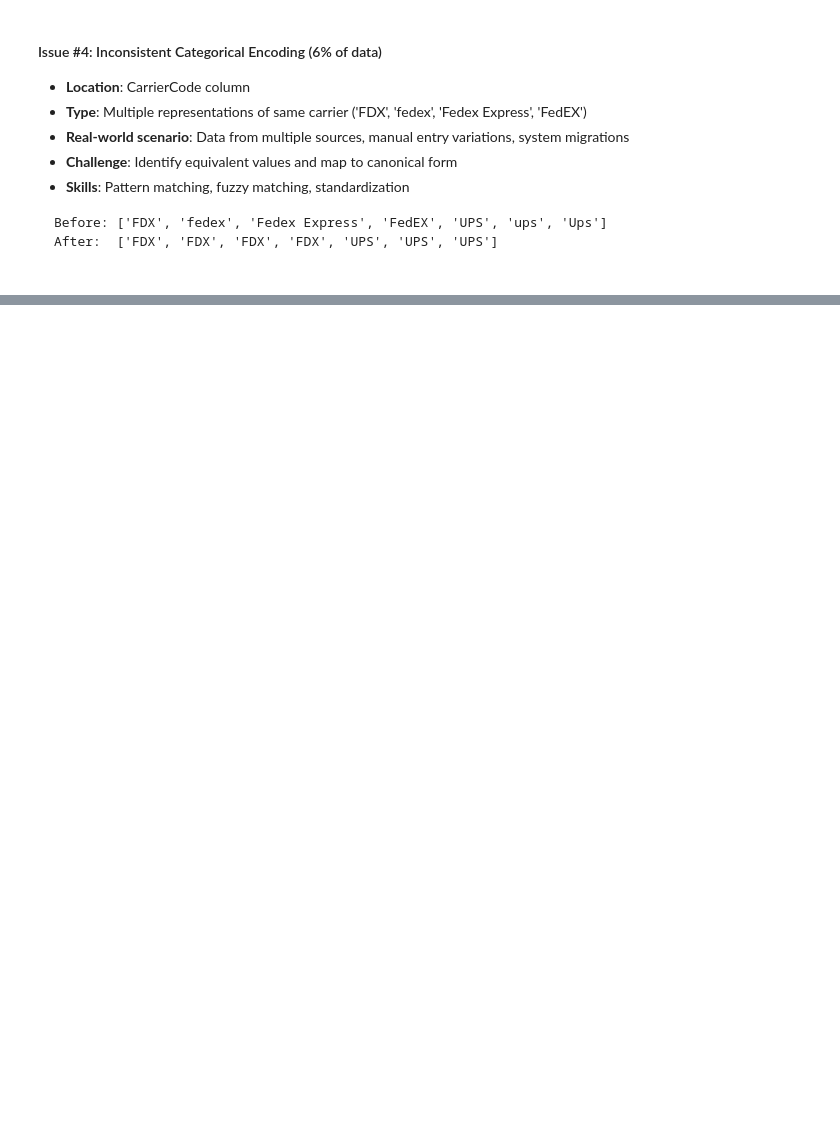
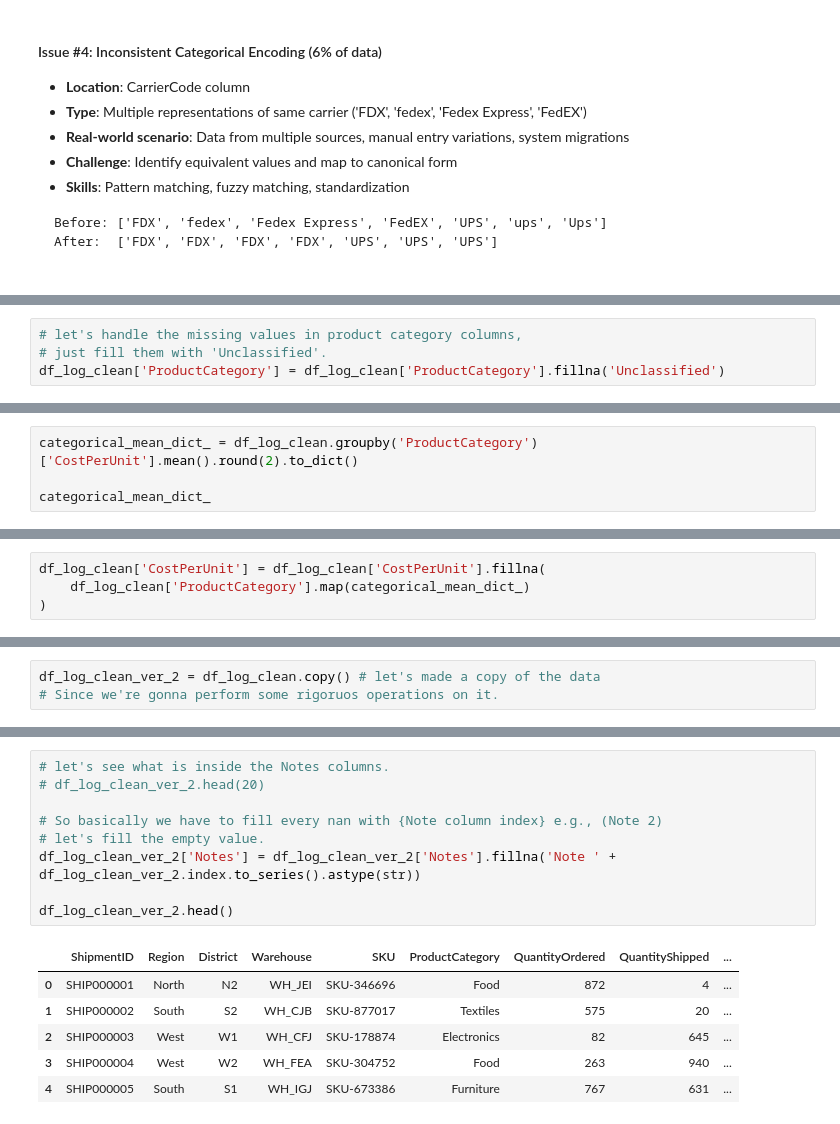
Before and after one commit to sohail-ansari0023/Becoming-A-Data-Analyst, a Jupyter notebook: Data_Cleaning_and_Preprocessing/practice_datasets_difficulty_level_2/Level_3_cleaning_notebook.ipynb, the cells around one changed output, grey strips where cells are left out. Saved outputs shown, nothing was run; the diff lists cells and outputs as text; blank space fills up the shorter version.

```diff
--- a/Data_Cleaning_and_Preprocessing/practice_datasets_difficulty_level_2/Level_3_cleaning_notebook.ipynb
+++ b/Data_Cleaning_and_Preprocessing/practice_datasets_difficulty_level_2/Level_3_cleaning_notebook.ipynb
@@ -696,0 +784,4 @@ After:  ['FDX', 'FDX', 'FDX', 'FDX', 'UPS', 'UPS', 'UPS']
+# %%
+# let's handle the missing values in product category columns,
+# just fill them with 'Unclassified'.
+df_log_clean['ProductCategory'] = df_log_clean['ProductCategory'].fillna('Unclassified')
@@ -696,0 +841,4 @@ After:  ['FDX', 'FDX', 'FDX', 'FDX', 'UPS', 'UPS', 'UPS']
+# %%
+categorical_mean_dict_ = df_log_clean.groupby('ProductCategory')['CostPerUnit'].mean().round(2).to_dict()
+
+categorical_mean_dict_
@@ -696,0 +856,4 @@ After:  ['FDX', 'FDX', 'FDX', 'FDX', 'UPS', 'UPS', 'UPS']
+# %%
+df_log_clean['CostPerUnit'] = df_log_clean['CostPerUnit'].fillna(
+    df_log_clean['ProductCategory'].map(categorical_mean_dict_)
+)
@@ -696,0 +872,3 @@ After:  ['FDX', 'FDX', 'FDX', 'FDX', 'UPS', 'UPS', 'UPS']
+# %%
+df_log_clean_ver_2 = df_log_clean.copy() # let's made a copy of the data
+# Since we're gonna perform some rigoruos operations on it.
@@ -696,0 +895,16 @@ After:  ['FDX', 'FDX', 'FDX', 'FDX', 'UPS', 'UPS', 'UPS']
+# %%
+# let's see what is inside the Notes columns.
+# df_log_clean_ver_2.head(20)
+
+# So basically we have to fill every nan with {Note column index} e.g., (Note 2)
+# let's fill the empty value.
+df_log_clean_ver_2['Notes'] = df_log_clean_ver_2['Notes'].fillna('Note ' + df_log_clean_ver_2.index.to_series().astype(str))
+
+df_log_clean_ver_2.head()
+# %% [output]
+|  | ShipmentID | Region | District | Warehouse | SKU | ProductCategory | QuantityOrdered | QuantityShipped | ... |
+| 0 | SHIP000001 | North | N2 | WH_JEI | SKU-346696 | Food | 872 | 4 | ... |
+| 1 | SHIP000002 | South | S2 | WH_CJB | SKU-877017 | Textiles | 575 | 20 | ... |
+| 2 | SHIP000003 | West | W1 | WH_CFJ | SKU-178874 | Electronics | 82 | 645 | ... |
+| 3 | SHIP000004 | West | W2 | WH_FEA | SKU-304752 | Food | 263 | 940 | ... |
+| 4 | SHIP000005 | South | S1 | WH_IGJ | SKU-673386 | Furniture | 767 | 631 | ... |
```
Also changed, not shown: parts of 22 cells of this notebook, 5 other files.
